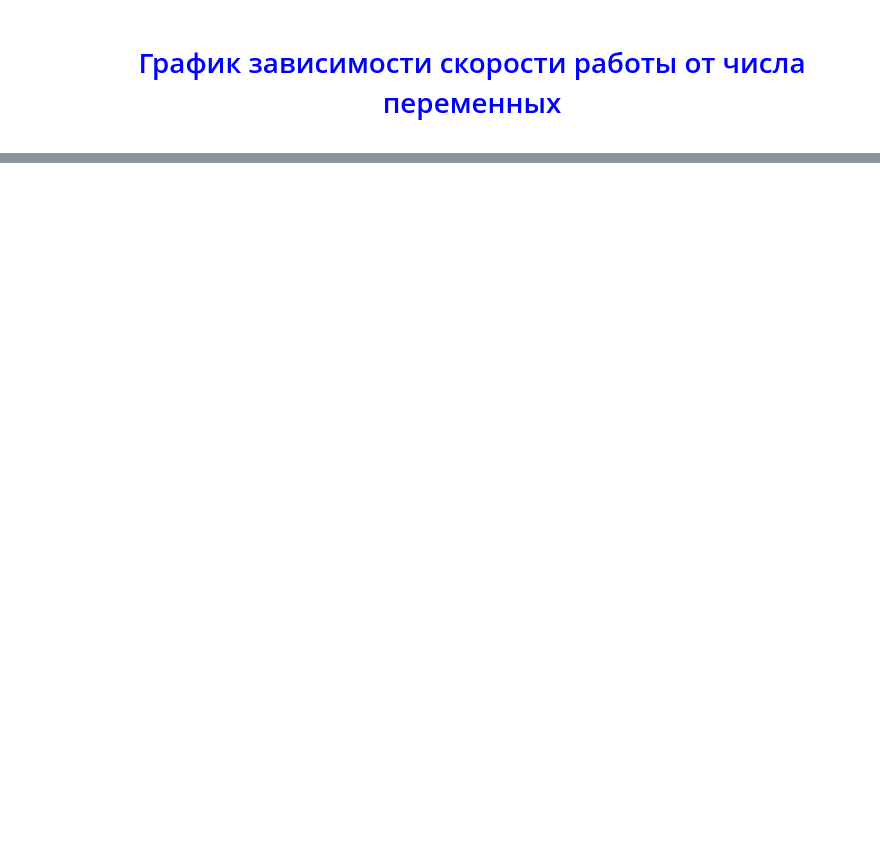
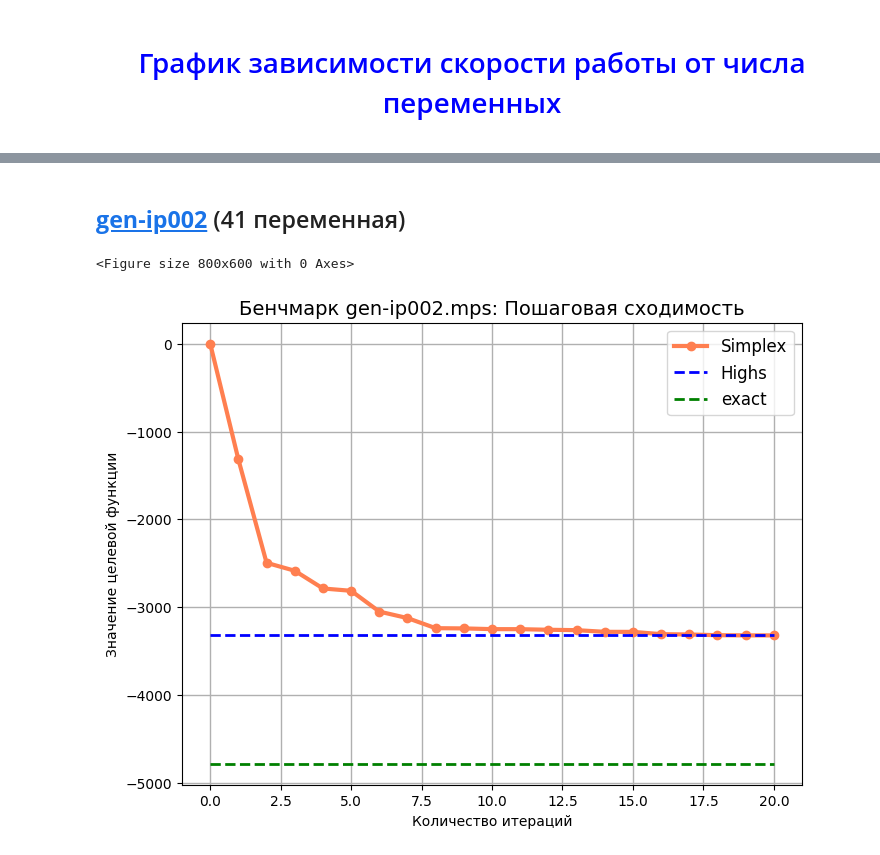
Before and after one commit to safronCode/amcp_GTaOR, a Jupyter notebook: SimplexMethod/comparision.ipynb, the cells around one changed output, grey strips where cells are left out. Saved outputs shown, nothing was run; the diff lists cells and outputs as text; code cells hidden in the pictures; blank space fills up the shorter version.

```diff
--- a/SimplexMethod/comparision.ipynb
+++ b/SimplexMethod/comparision.ipynb
@@ -88,0 +115,19 @@ plot_comparasion(n, time1, time2)
+# %% [markdown]
+## **[gen-ip002](https://miplib.zib.de/instance_details_gen-ip002.html)** (41 переменная)
+# %%
+bench_name = 'gen-ip002.mps'
+rows, columns, rhs, bounds, integer_variables = parse_mps(path + bench_name)
+
+sign = get_sign(rows)
+c = get_c(columns)
+b = get_b(rhs)
+A = get_A(columns, len(b), len(c))
+
+point, fval, baggage = simplex_method(-c, A, b, sign)
+res = linprog(c, A_ub=A, b_ub=b, method='highs')
+exact_val = banchDict[bench_name]
+
+plot_comparasion2(bench_name, baggage[0],baggage[1], res.fun, exact_val)
+# %% [output]
+<Figure size 800x600 with 0 Axes>
+[figure, added]
```
Also changed, not shown: parts of 8 cells of this notebook, 8 other files.
